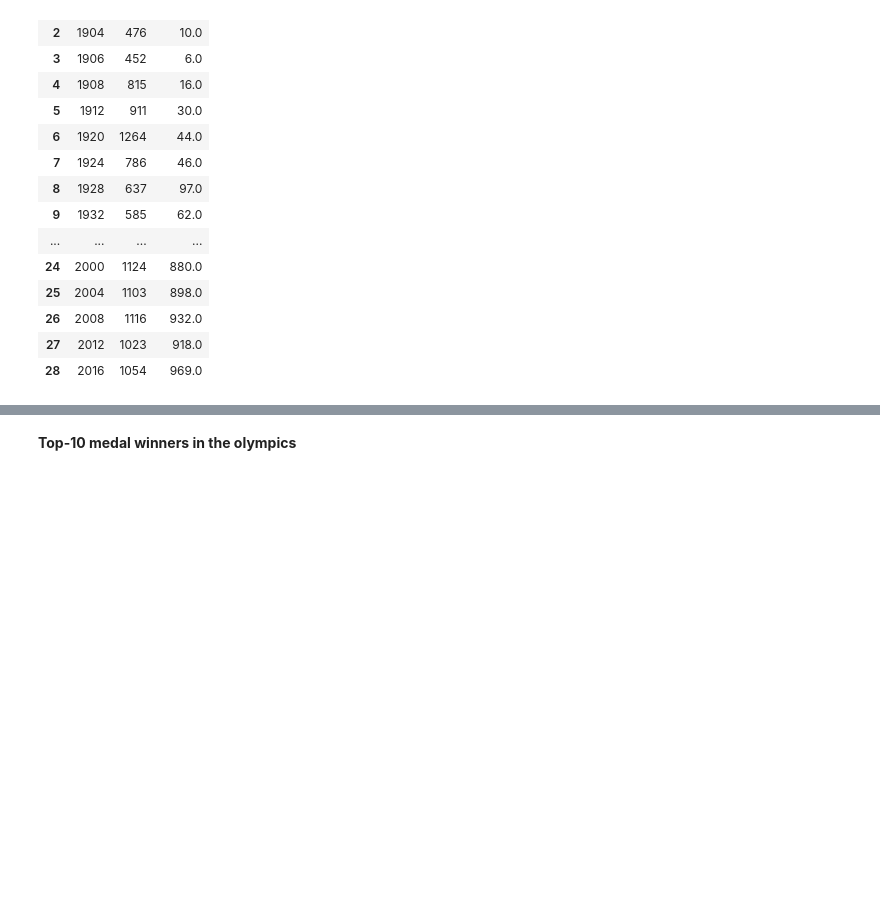
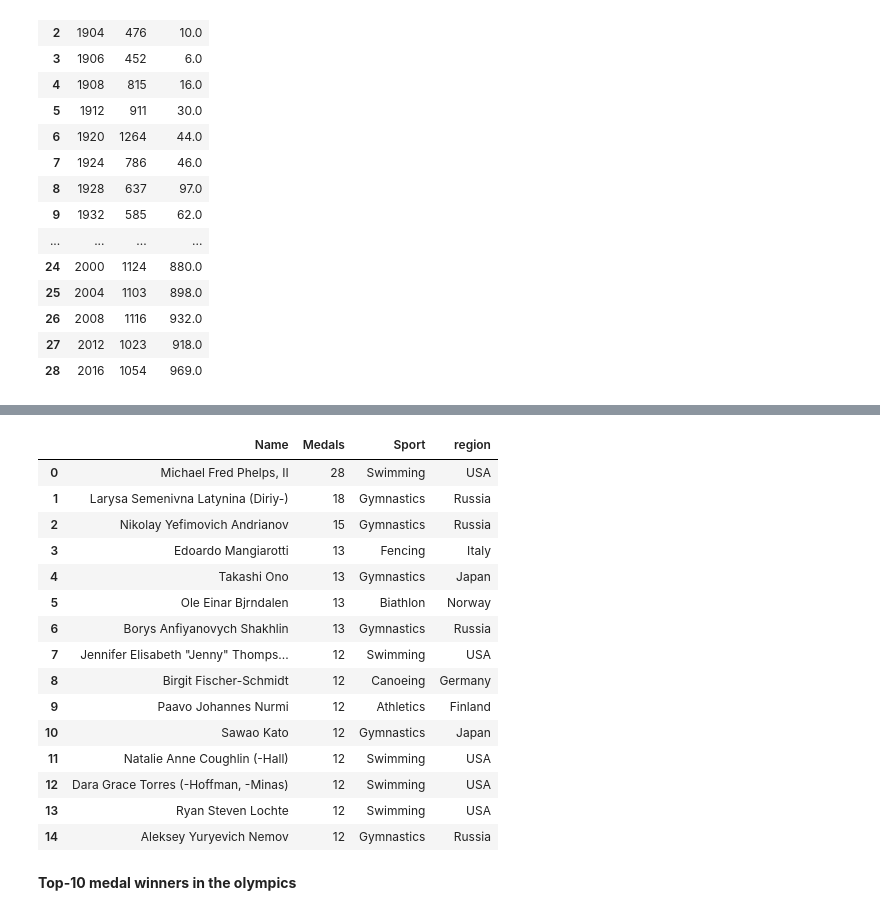
Before and after one commit to MaliheDahmardeh/Olympic-History, a Jupyter notebook: Olympic_History.ipynb, the cells around one changed output, grey strips where cells are left out. Cells and saved outputs as stored; diff of their text form; code cells hidden in the pictures; blank space fills up the shorter version.

```diff
--- a/Olympic_History.ipynb
+++ b/Olympic_History.ipynb
@@ -495,3 +565,29 @@ total_athlete
+# %%
+tmw_df = df.dropna(subset=['Medal'])
+c=tmw_df['Name'].value_counts().reset_index().head(15)
+c = c.merge(df, left_on='index', right_on='Name')[
+              ['index', 'Name_x', 'Sport', 'region']].drop_duplicates()
+c.rename(columns={'index': 'Name', 'Name_x': 'Medals'}, inplace=True)
+c = c.reset_index()
+c.drop(columns=['index'], inplace=True)
+c
+# %% [output]
+|  | Name | Medals | Sport | region |
+| 0 | Michael Fred Phelps, II | 28 | Swimming | USA |
+| 1 | Larysa Semenivna Latynina (Diriy-) | 18 | Gymnastics | Russia |
+| 2 | Nikolay Yefimovich Andrianov | 15 | Gymnastics | Russia |
+| 3 | Edoardo Mangiarotti | 13 | Fencing | Italy |
+| 4 | Takashi Ono | 13 | Gymnastics | Japan |
+| 5 | Ole Einar Bjrndalen | 13 | Biathlon | Norway |
+| 6 | Borys Anfiyanovych Shakhlin | 13 | Gymnastics | Russia |
+| 7 | Jennifer Elisabeth "Jenny" Thomps... | 12 | Swimming | USA |
+| 8 | Birgit Fischer-Schmidt | 12 | Canoeing | Germany |
+| 9 | Paavo Johannes Nurmi | 12 | Athletics | Finland |
+| 10 | Sawao Kato | 12 | Gymnastics | Japan |
+| 11 | Natalie Anne Coughlin (-Hall) | 12 | Swimming | USA |
+| 12 | Dara Grace Torres (-Hoffman, -Minas) | 12 | Swimming | USA |
+| 13 | Ryan Steven Lochte | 12 | Swimming | USA |
+| 14 | Aleksey Yuryevich Nemov | 12 | Gymnastics | Russia |
 # %% [markdown]
 **Top-10 medal winners in the olympics**
 # %%
```
Also changed, not shown: parts of 12 cells of this notebook.
